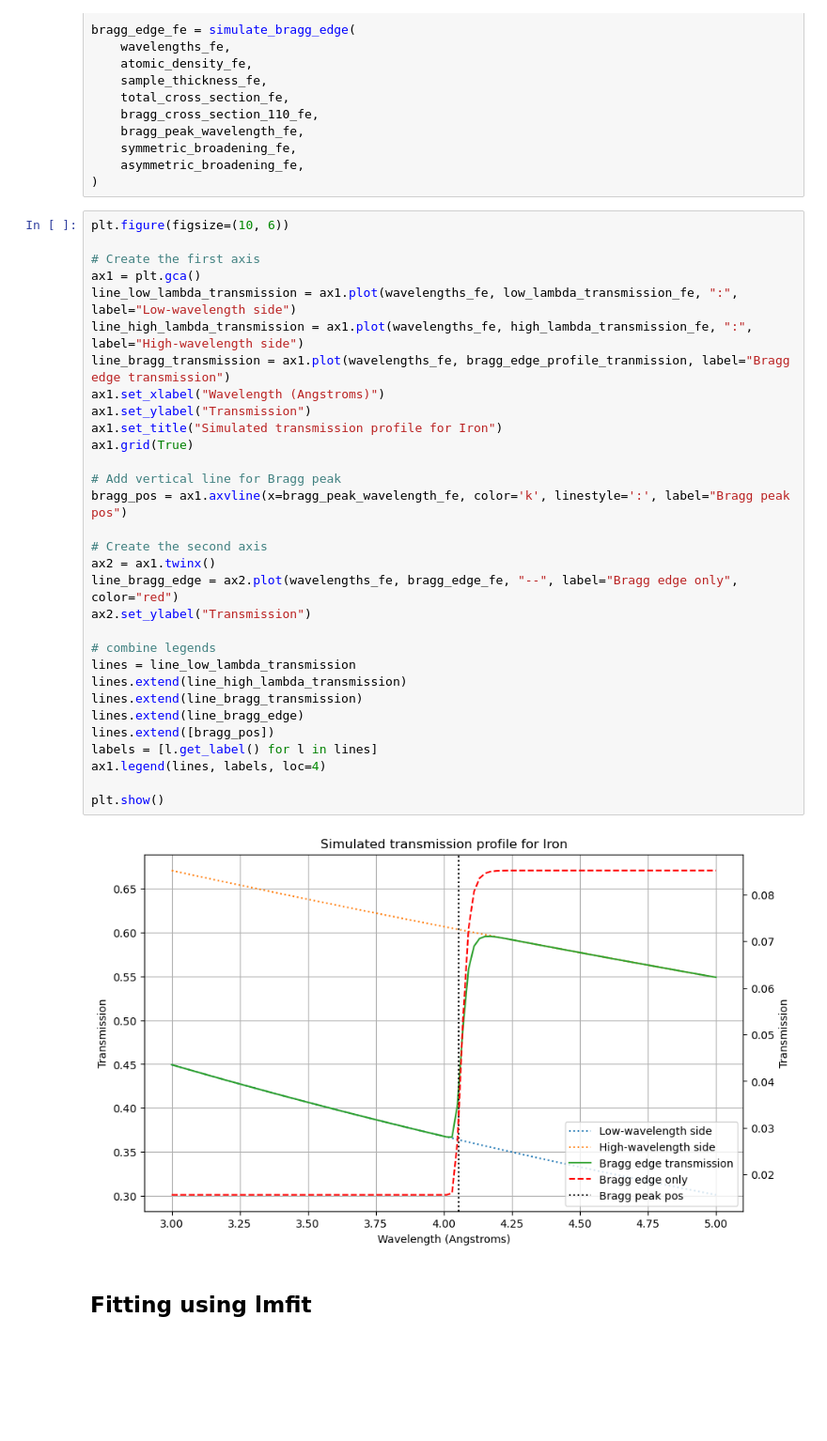
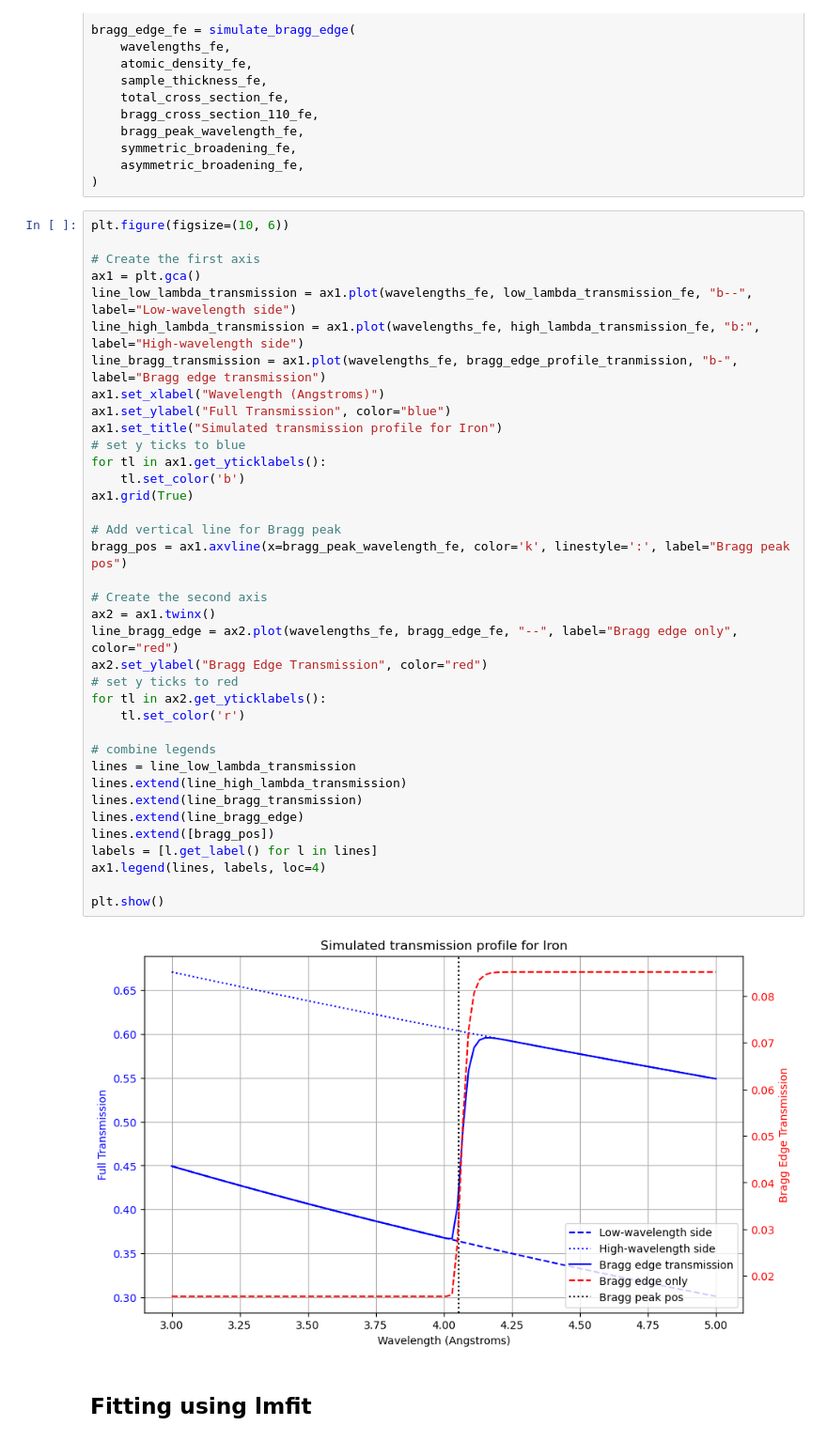
Before and after one commit to ornlneutronimaging/iBeatles, a Jupyter notebook: notebooks/bragg_edge_fitting.ipynb, the cells around one changed output. Shown at 94% size. Cells and saved outputs as stored; diff of their text form; blank space fills up the shorter version.

Commit message:
improve plot labelling and legend

```diff
--- a/notebooks/bragg_edge_fitting.ipynb
+++ b/notebooks/bragg_edge_fitting.ipynb
@@ -639,36 +639,42 @@ bragg_edge_fe = simulate_bragg_edge(
 # %%
 plt.figure(figsize=(10, 6))
 
 # Create the first axis
 ax1 = plt.gca()
-line_low_lambda_transmission = ax1.plot(wavelengths_fe, low_lambda_transmission_fe, ":", label="Low-wavelength side")
-line_high_lambda_transmission = ax1.plot(wavelengths_fe, high_lambda_transmission_fe, ":", label="High-wavelength side")
-line_bragg_transmission = ax1.plot(wavelengths_fe, bragg_edge_profile_tranmission, label="Bragg edge transmission")
+line_low_lambda_transmission = ax1.plot(wavelengths_fe, low_lambda_transmission_fe, "b--", label="Low-wavelength side")
+line_high_lambda_transmission = ax1.plot(wavelengths_fe, high_lambda_transmission_fe, "b:", label="High-wavelength side")
+line_bragg_transmission = ax1.plot(wavelengths_fe, bragg_edge_profile_tranmission, "b-", label="Bragg edge transmission")
 ax1.set_xlabel("Wavelength (Angstroms)")
-ax1.set_ylabel("Transmission")
+ax1.set_ylabel("Full Transmission", color="blue")
 ax1.set_title("Simulated transmission profile for Iron")
+# set y ticks to blue
+for tl in ax1.get_yticklabels():
+    tl.set_color('b')
 ax1.grid(True)
 
 # Add vertical line for Bragg peak
 bragg_pos = ax1.axvline(x=bragg_peak_wavelength_fe, color='k', linestyle=':', label="Bragg peak pos")
 
 # Create the second axis
 ax2 = ax1.twinx()
 line_bragg_edge = ax2.plot(wavelengths_fe, bragg_edge_fe, "--", label="Bragg edge only", color="red")
-ax2.set_ylabel("Transmission")
+ax2.set_ylabel("Bragg Edge Transmission", color="red")
+# set y ticks to red
+for tl in ax2.get_yticklabels():
+    tl.set_color('r')
 
 # combine legends
 lines = line_low_lambda_transmission
 lines.extend(line_high_lambda_transmission)
 lines.extend(line_bragg_transmission)
 lines.extend(line_bragg_edge)
 lines.extend([bragg_pos])
 labels = [l.get_label() for l in lines]
 ax1.legend(lines, labels, loc=4)
 
 plt.show()
 # %% [output]
-[figure, old version]
+[figure, new version]
 # %% [markdown]
 ## Fitting using lmfit
 # %%
```
Also changed, not shown: parts of 12 cells of this notebook.
